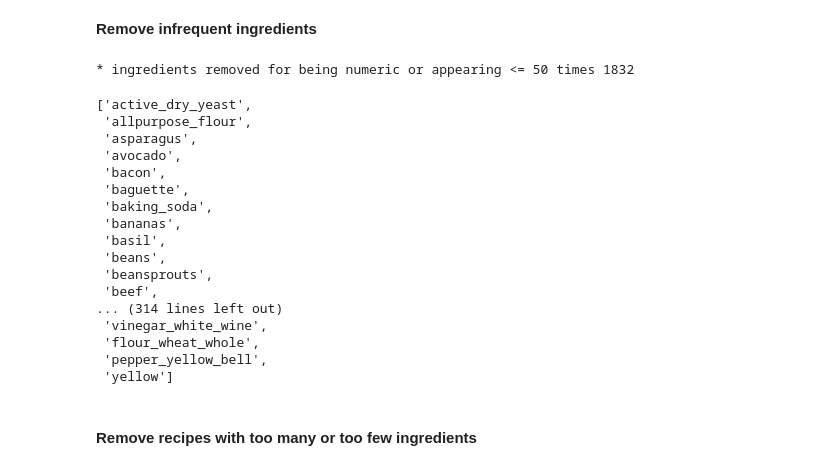
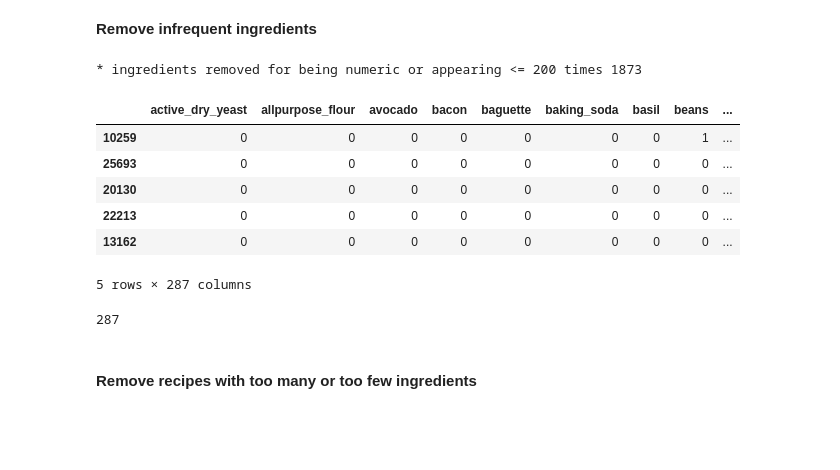
Before and after one commit to Slowika/Bag-of-Recipes, a Jupyter notebook: Data_Preparation.ipynb, the cells around one changed output. Saved outputs shown, nothing was run; the diff lists cells and outputs as text; code cells hidden in the pictures; blank space fills up the shorter version.

```diff
--- a/Data_Preparation.ipynb
+++ b/Data_Preparation.ipynb
@@ -373,35 +373,30 @@ X_train_cl_copy.drop(columns = old_replaced, axis=1, inplace=True)
 ingr_count = X_train_cl_copy.sum(axis=0)
 
 # Ingredients that appear three times or less
-not_many_ingr = list(ingr_count <= 200)
+not_many_ingr = list(ingr_count <= 250)
 
-# Sum number of ingredients that appear 3 times or less.
-print('* ingredients removed for being numeric or appearing <= 50 times',sum(not_many_ingr))
+# Sum number of ingredients that appear 200 times or less.
+print('* ingredients removed for being numeric or appearing <= 200 times',sum(not_many_ingr))
 
 # Drop infrequent ingredients
 X_train_cl_copy.drop(X_train_cl_copy.columns[not_many_ingr], axis = 1, inplace = True)
 # %% [output]
-* ingredients removed for being numeric or appearing <= 50 times 1832
+* ingredients removed for being numeric or appearing <= 200 times 1873
 # %%
 list(X_train_cl_copy.columns)
+X_train_cl_copy.head()
 # %% [output]
+|  | active_dry_yeast | allpurpose_flour | avocado | bacon | baguette | baking_soda | basil | beans | ... |
+| 10259 | 0 | 0 | 0 | 0 | 0 | 0 | 0 | 1 | ... |
+| 25693 | 0 | 0 | 0 | 0 | 0 | 0 | 0 | 0 | ... |
+| 20130 | 0 | 0 | 0 | 0 | 0 | 0 | 0 | 0 | ... |
+| 22213 | 0 | 0 | 0 | 0 | 0 | 0 | 0 | 0 | ... |
+| 13162 | 0 | 0 | 0 | 0 | 0 | 0 | 0 | 0 | ... |
-['active_dry_yeast',
- 'allpurpose_flour',
- 'asparagus',
- 'avocado',
- 'bacon',
- 'baguette',
- 'baking_soda',
- 'bananas',
- 'basil',
- 'beans',
- 'beansprouts',
- 'beef',
-... (314 lines left out)
- 'vinegar_white_wine',
- 'flour_wheat_whole',
- 'pepper_yellow_bell',
- 'yellow']
+5 rows × 287 columns
+# %%
+X_train_cl_copy.shape[1]
+# %% [output]
+287
 # %%
 # Display remanining ingredients
 remaining_ingr = list(X_train_cl_copy.columns)
```
Also changed, not shown: parts of 8 cells of this notebook, 2 other files.
